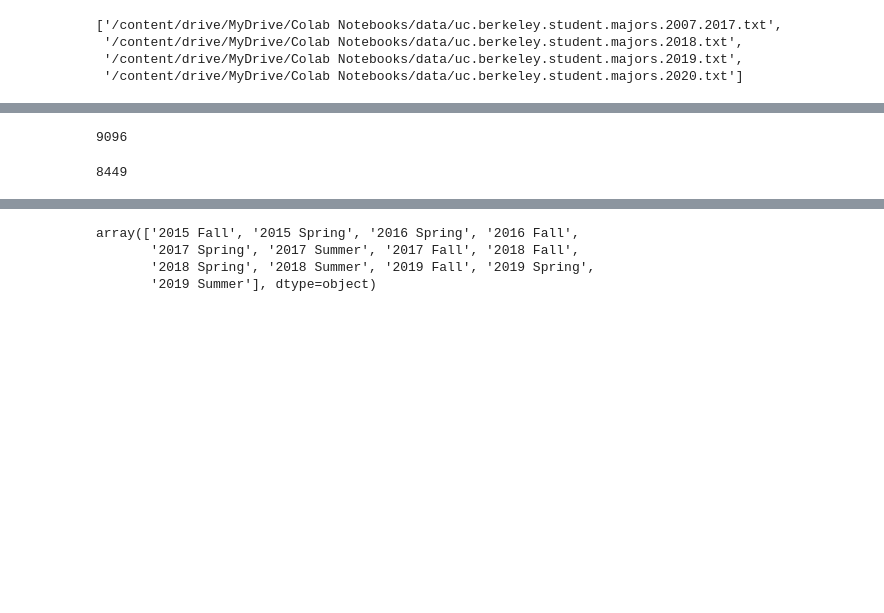
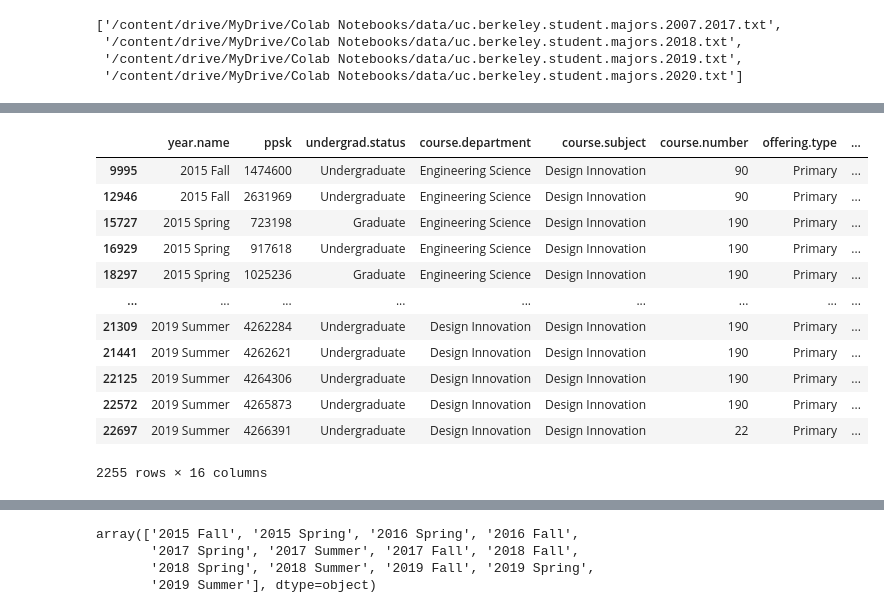
Before and after one commit to PaulDTP/Berkeley_Jacobs, a Jupyter notebook: test.ipynb, the cells around one changed output, grey strips where cells are left out. Drawn from its saved outputs; the diff is of its cells as text; code cells hidden in the pictures; blank space fills up the shorter version.

```diff
--- a/test.ipynb
+++ b/test.ipynb
@@ -66,18 +72,3 @@ majors
  '/content/drive/MyDrive/Colab Notebooks/data/uc.berkeley.student.majors.2018.txt',
  '/content/drive/MyDrive/Colab Notebooks/data/uc.berkeley.student.majors.2019.txt',
  '/content/drive/MyDrive/Colab Notebooks/data/uc.berkeley.student.majors.2020.txt']
-# %%
-# Be aware, this cell is very resource intensive
-course_data.sort()
-student_majors = pd.DataFrame()
-for f in majors:
-    student_courses = student_courses.append(pd.read_table(f))
-
-# minor data cleaning and storing student_courses
-student_majors = student_majors[~student_majors['ppsk'].isnull()]
-student_majors = student_majors[student_majors['ppsk'] != -1]
-for i in student_majors.columns:
-    if student_majors[i].isnull().all():
-        student_majors.drop(i,axis=1,inplace=True)
-student_majors['ppsk'] = student_majors['ppsk'].astype(int)
-%store student_majors
@@ -114,11 +121,3 @@ Name: ppsk, Length: 783, dtype: int64
 # %%
 ppsks = maker_passes['ppsk']
 ppsks = ppsks.append(jacobs['ppsk']).unique()
-# %%
-all_jacobs = student_courses
-# %% [output]
-9096
-# %%
-len(maker_passes['ppsk'].unique())
-# %% [output]
-8449
@@ -124,0 +127,16 @@ len(maker_passes['ppsk'].unique())
+# %%
+jacobs
+# %% [output]
+|  | year.name | ppsk | undergrad.status | course.department | course.subject | course.number | offering.type | ... |
+| 9995 | 2015 Fall | 1474600 | Undergraduate | Engineering Science | Design Innovation | 90 | Primary | ... |
+| 12946 | 2015 Fall | 2631969 | Undergraduate | Engineering Science | Design Innovation | 90 | Primary | ... |
+| 15727 | 2015 Spring | 723198 | Graduate | Engineering Science | Design Innovation | 190 | Primary | ... |
+| 16929 | 2015 Spring | 917618 | Undergraduate | Engineering Science | Design Innovation | 190 | Primary | ... |
+| 18297 | 2015 Spring | 1025236 | Graduate | Engineering Science | Design Innovation | 190 | Primary | ... |
+| ... | ... | ... | ... | ... | ... | ... | ... | ... |
+| 21309 | 2019 Summer | 4262284 | Undergraduate | Design Innovation | Design Innovation | 190 | Primary | ... |
+| 21441 | 2019 Summer | 4262621 | Undergraduate | Design Innovation | Design Innovation | 190 | Primary | ... |
+| 22125 | 2019 Summer | 4264306 | Undergraduate | Design Innovation | Design Innovation | 190 | Primary | ... |
+| 22572 | 2019 Summer | 4265873 | Undergraduate | Design Innovation | Design Innovation | 190 | Primary | ... |
+| 22697 | 2019 Summer | 4266391 | Undergraduate | Design Innovation | Design Innovation | 22 | Primary | ... |
+2255 rows × 16 columns
```
Also changed, not shown: parts of 14 cells of this notebook, 4 other files.
